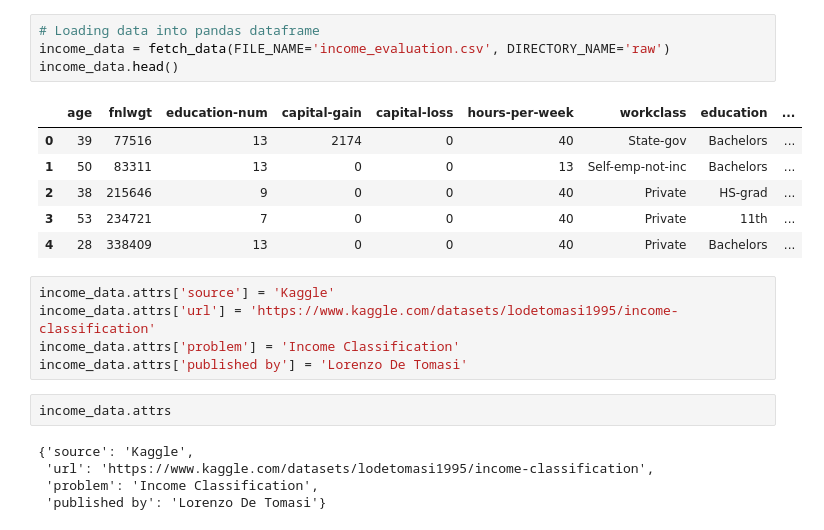
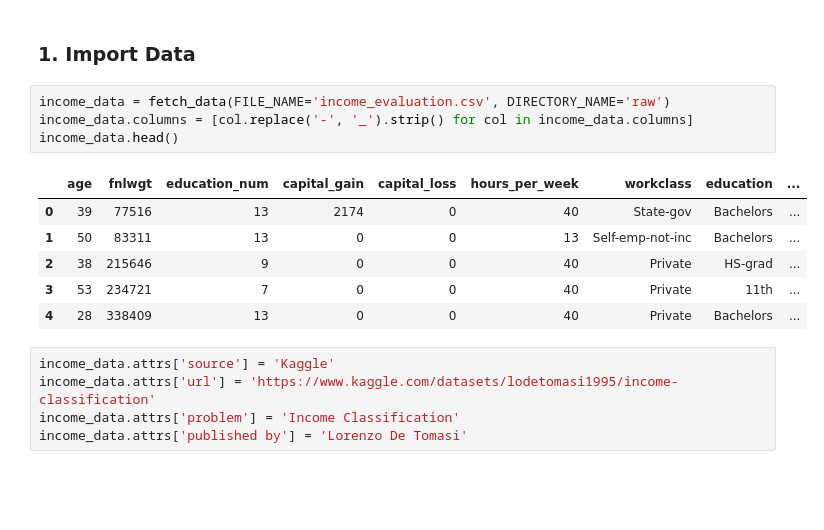
Before and after one commit to Safir-Mehdi/ML_Pipeline_Project, a Jupyter notebook: notebooks/EDA.ipynb, the cells around one changed output. Cells and saved outputs as stored; diff of their text form; blank space fills up the shorter version.

```diff
--- a/notebooks/EDA.ipynb
+++ b/notebooks/EDA.ipynb
@@ -11,9 +77,11 @@ from sklearn.preprocessing import LabelEncoder
+# %% [markdown]
+### 1. Import Data
 # %%
-# Loading data into pandas dataframe
 income_data = fetch_data(FILE_NAME='income_evaluation.csv', DIRECTORY_NAME='raw')
+income_data.columns = [col.replace('-', '_').strip() for col in income_data.columns]
 income_data.head()
 # %% [output]
-|  | age | fnlwgt | education-num | capital-gain | capital-loss | hours-per-week | workclass | education | ... |
+|  | age | fnlwgt | education_num | capital_gain | capital_loss | hours_per_week | workclass | education | ... |
 | 0 | 39 | 77516 | 13 | 2174 | 0 | 40 | State-gov | Bachelors | ... |
 | 1 | 50 | 83311 | 13 | 0 | 0 | 13 | Self-emp-not-inc | Bachelors | ... |
 | 2 | 38 | 215646 | 9 | 0 | 0 | 40 | Private | HS-grad | ... |
@@ -24,10 +92,3 @@ income_data.attrs['source'] = 'Kaggle'
 income_data.attrs['url'] = 'https://www.kaggle.com/datasets/lodetomasi1995/income-classification'
 income_data.attrs['problem'] = 'Income Classification'
 income_data.attrs['published by'] = 'Lorenzo De Tomasi'
-# %%
-income_data.attrs
-# %% [output]
-{'source': 'Kaggle',
- 'url': 'https://www.kaggle.com/datasets/lodetomasi1995/income-classification',
- 'problem': 'Income Classification',
- 'published by': 'Lorenzo De Tomasi'}
```
Also changed, not shown: parts of 104 cells of this notebook, 4 other files.
